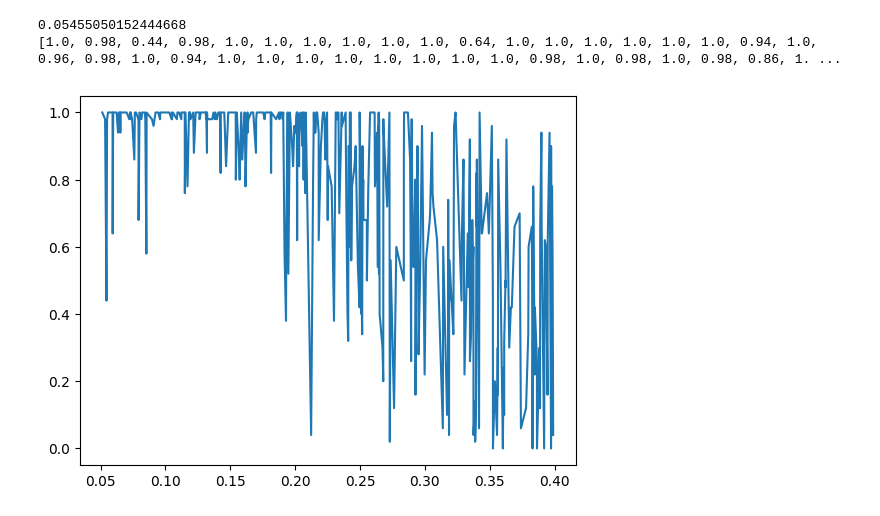
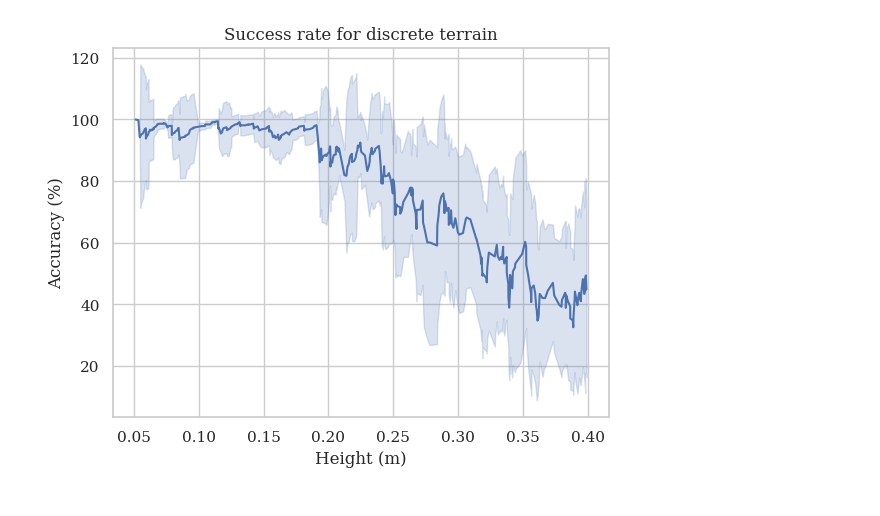
Before and after one commit to JansSolanoVega/legged_gym, a Jupyter notebook: legged_gym/scripts/analysis/plots.ipynb, the cells around one changed output. Drawn from its saved outputs; the diff is of its cells as text; code cells hidden in the pictures.

Commit message:
sthetic plot

```diff
--- a/legged_gym/scripts/analysis/plots.ipynb
+++ b/legged_gym/scripts/analysis/plots.ipynb
@@ -56,0 +57,16 @@ def plot_error_lineplots(list_infos, n_average, xlabel="episode_group_av", ylabe
+# %%
+#Measured speed
+fname = "plane-None-0.75-0.075-False"
+metric = "slope" if "slope" in fname else "height"
+with open(os.path.join(LEGGED_GYM_ROOT_DIR, 'legged_gym', 'scripts',fname+'.json'), 'r') as file:
+    data = json.load(file)[0]  # Load and parse the JSON file
+
+speed_x = data["vel_x"]
+speed_y = data["vel_y"]
+
+plt.figure()
+plt.axhline(y=float(fname.split("-")[-3]), color='r', linestyle='--')
+plt.axhline(y=0, color='r', linestyle='--')
+plt.title("Measured and desired speeds for y command")
+plot_error_lineplots([speed_x, speed_y], xlabel="Time (s)", ylabel="Speed (m/s)", names=["x-speed", "y-speed"])
+plt.show()
@@ -57,21 +75,21 @@ def plot_error_lineplots(list_infos, n_average, xlabel="episode_group_av", ylabe
 # %%
+#Discrete
 def myFunc(e):
   return e[metric]
 
 fname = "discrete-None-0.75-0.075-False"
 metric = "slope" if "slope" in fname else "height"
 with open(os.path.join(LEGGED_GYM_ROOT_DIR, 'legged_gym', 'scripts',fname+'.json'), 'r') as file:
     data = json.load(file)  # Load and parse the JSON file
 
 data.sort(key=myFunc)
+accuracy = [item["successful"]*100/item["total"] for item in data]
+slope = [item[metric] for item in data]
 
-accuracy = [item["successful"]/item["total"] for item in data]
-slope = [item[metric] for item in data]
-print(slope[accuracy.index(min(accuracy[:30]))])
-print(accuracy)
-plt.plot(slope, accuracy)
+smoothing_plot(slope, accuracy, smooth_factor=0.1)
+plt.xlabel('Slope' if metric=="slope" else "Height (m)")
+plt.ylabel('Accuracy (%)')
+plt.title('Success rate for '+fname.split("-")[0]+' terrain')
 plt.show()
 # %% [output]
-0.05455050152444668
-[1.0, 0.98, 0.44, 0.98, 1.0, 1.0, 1.0, 1.0, 1.0, 1.0, 0.64, 1.0, 1.0, 1.0, 1.0, 1.0, 1.0, 0.94, 1.0, 0.96, 0.98, 1.0, 0.94, 1.0, 1.0, 1.0, 1.0, 1.0, 1.0, 1.0, 1.0, 0.98, 1.0, 0.98, 1.0, 0.98, 0.86, 1. ...
-[figure, old version]
+[figure, new version]
```
Also changed, not shown: parts of 5 cells of this notebook.
